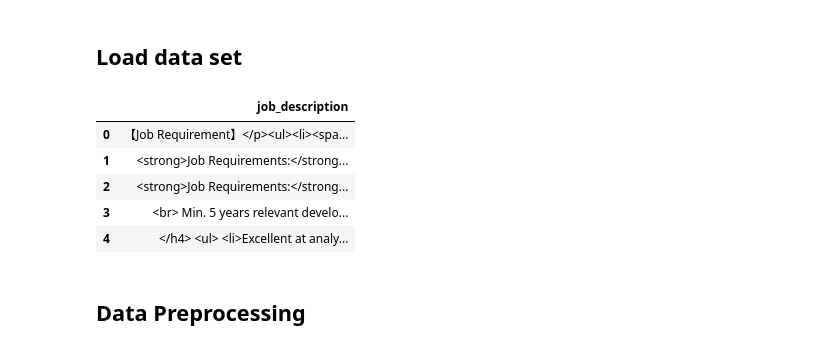
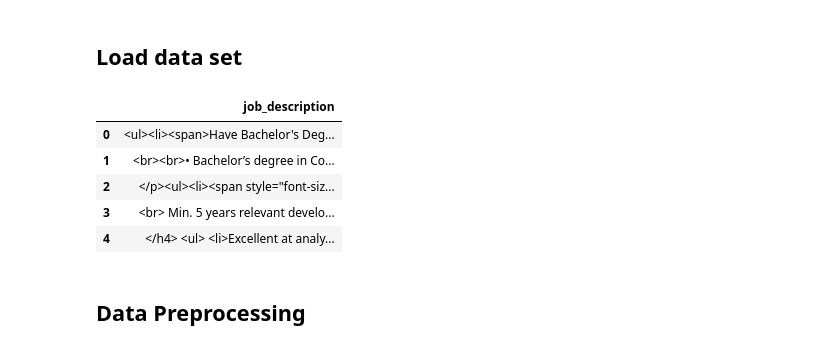
Before and after one commit to yinpinglai/artefact_capstone_project, a Jupyter notebook: dissertation/Implementation.ipynb, the cells around one changed output. Saved outputs shown, nothing was run; the diff lists cells and outputs as text; code cells hidden in the pictures.

```diff
--- a/dissertation/Implementation.ipynb
+++ b/dissertation/Implementation.ipynb
@@ -5,22 +5,22 @@
 # %%
 import pandas as pd
 
-csv_filename = "20230508_020939+0000"
+csv_filename = "20230513_213918+0000"
 
 # Read the CSV file into a pandas DataFrame
 job_advertisements = pd.read_csv(f'./data/{csv_filename}.csv')
 
 # Remove non-essential columns
 job_advertisements = job_advertisements.loc[:, ~job_advertisements.columns.str.contains('^Unnamed')]
 job_advertisements = job_advertisements.drop(columns=['id', 'source', 'job_title', 'created_at'], axis=1)
 
 # Print head
 job_advertisements.head()
 # %% [output]
 |  | job_description |
-| 0 | 【Job Requirement】</p><ul><li><spa... |
-| 1 | <strong>Job Requirements:</strong... |
-| 2 | <strong>Job Requirements:</strong... |
+| 0 | <ul><li><span>Have Bachelor's Deg... |
+| 1 | <br><br>• Bachelor’s degree in Co... |
+| 2 | </p><ul><li><span style="font-siz... |
 | 3 | <br> Min. 5 years relevant develo... |
 | 4 | </h4> <ul> <li>Excellent at analy... |
 # %% [markdown]
```
Also changed, not shown: parts of 29 cells of this notebook, 1 other file.
